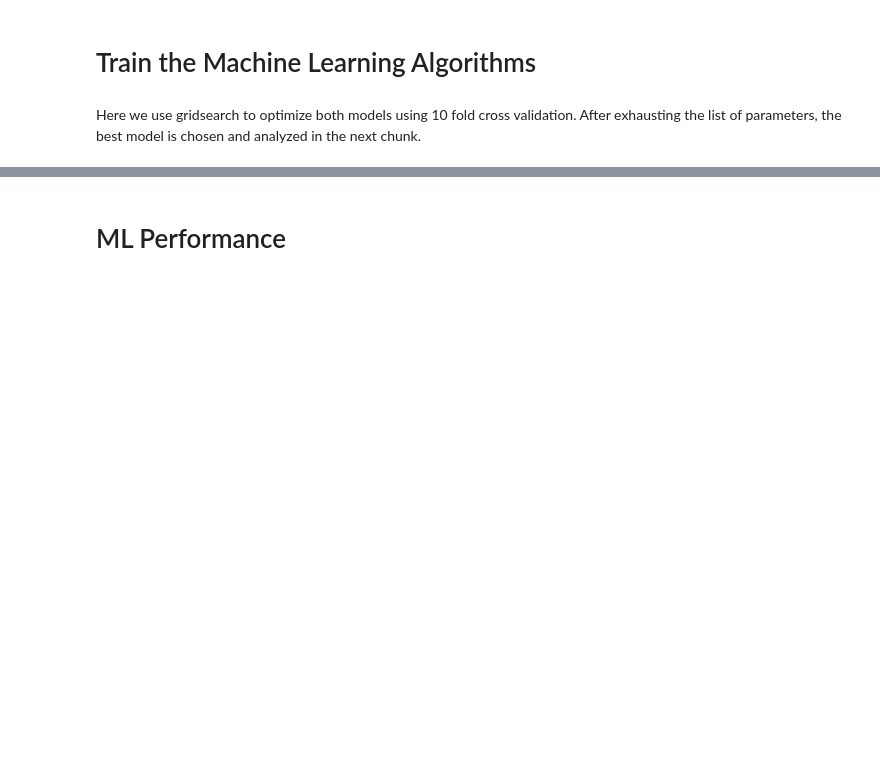
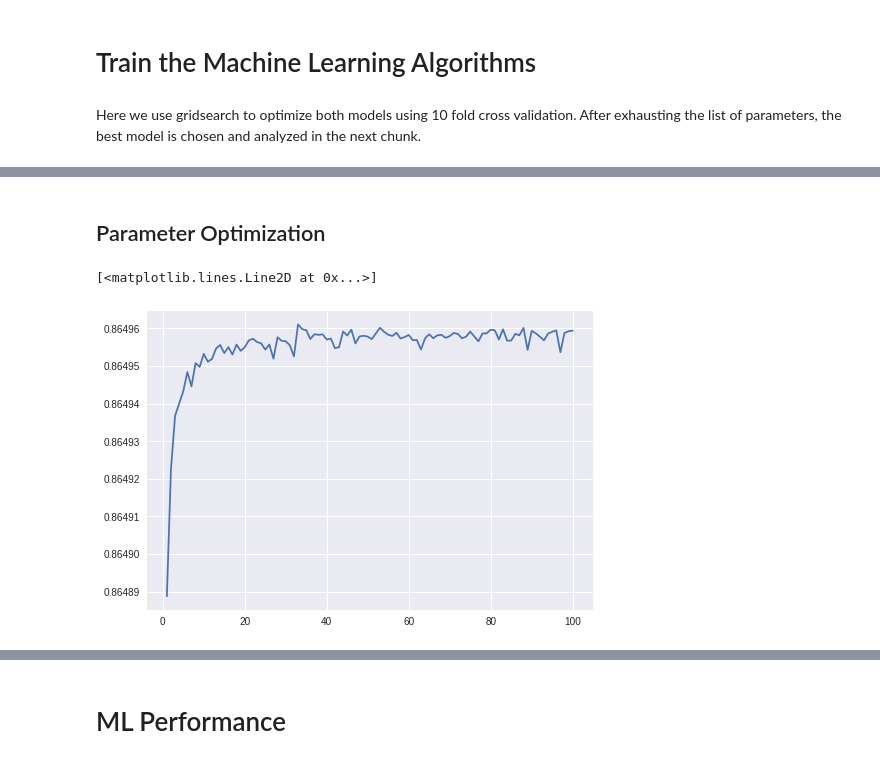
Before and after one commit to greenelab/snorkeling, a Jupyter notebook: All_Relationships/9.entity_prediction.ipynb, the cells around one changed output, grey strips where cells are left out. Saved outputs shown, nothing was run; the diff lists cells and outputs as text; code cells hidden in the pictures; blank space fills up the shorter version.

```diff
--- a/All_Relationships/9.entity_prediction.ipynb
+++ b/All_Relationships/9.entity_prediction.ipynb
@@ -138,0 +134,11 @@ Wall time: 21min 44s
+# %% [markdown]
+## Parameter Optimization
+# %%
+no_lstm_result = pd.DataFrame(final_models[0].cv_results_)
+lstm_result = pd.DataFrame(final_models[1].cv_results_)
+# %%
+# No LSTM
+plt.plot(no_lstm_result['param_C'], no_lstm_result['mean_test_score'])
+# %% [output]
+[<matplotlib.lines.Line2D at 0x...>]
+[figure, added]
```
Also changed, not shown: parts of 13 cells of this notebook, 1 other file.
